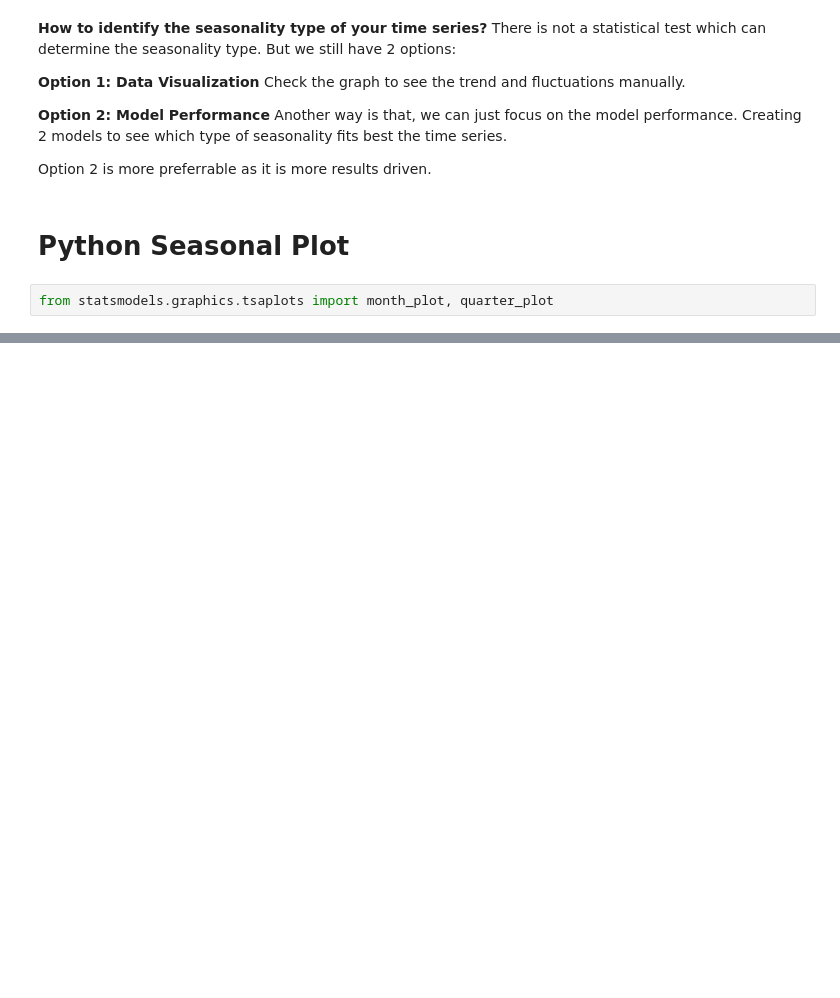
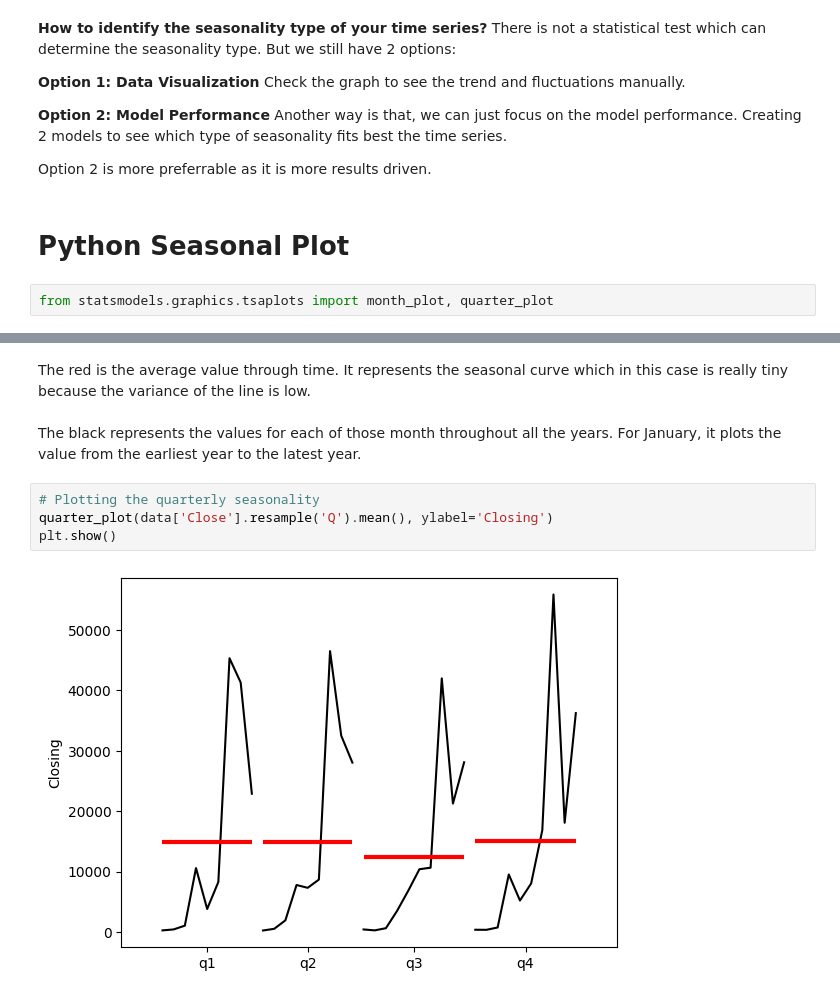
Before and after one commit to ReinerJasin/learn_time_series, a Jupyter notebook: project/intro.ipynb, the cells around one changed output, grey strips where cells are left out. Cells and saved outputs as stored; diff of their text form; blank space fills up the shorter version.

```diff
--- a/project/intro.ipynb
+++ b/project/intro.ipynb
@@ -313,0 +318,9 @@ month_plot()
+# %% [markdown]
+The red is the average value through time. It represents the seasonal curve which in this case is really tiny because the variance of the line is low. <br /><br />
+The black represents the values for each of those month throughout all the years. For January, it plots the value from the earliest year to the latest year.
+# %%
+# Plotting the quarterly seasonality
+quarter_plot(data['Close'].resample('Q').mean(), ylabel='Closing')
+plt.show()
+# %% [output]
+[figure, added]
```
Also changed, not shown: parts of 6 cells of this notebook.
